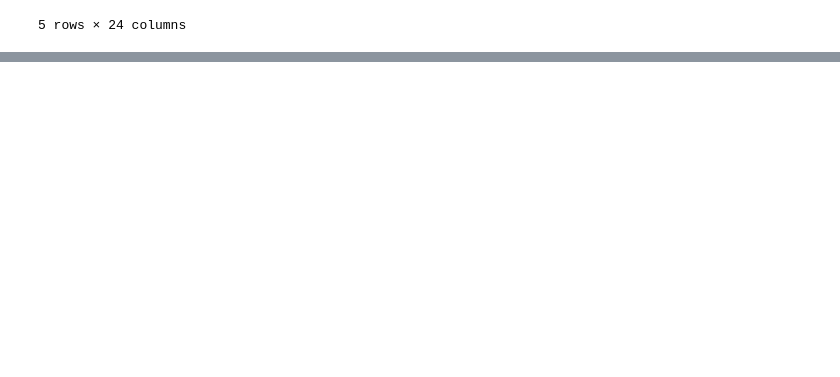
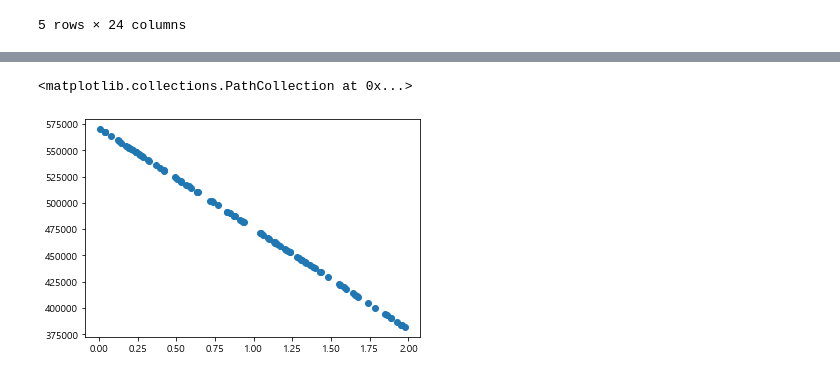
Before and after one commit to rootofdata/Financial-Security-Institute-NH, a Jupyter notebook: 회귀값 난수할당.ipynb, the cells around one changed output, grey strips where cells are left out. Saved outputs shown, nothing was run; the diff lists cells and outputs as text; code cells hidden in the pictures; blank space fills up the shorter version.

```diff
--- a/회귀값 난수할당.ipynb
+++ b/회귀값 난수할당.ipynb
@@ -635,0 +601,16 @@ a4=np.polyfit(d4['11'],d4['매출건수'],1)
+# %%
+import numpy as np
+import matplotlib.pyplot as plt
+def rand(period1,period2,title):
+    d=df_merge_all.iloc[[period1,period2]]
+    d.insert(0,"number",[1,2],True)
+    a=np.polyfit(d['number'],d[title],1)
+    np.random.seed(0)
+    x=2*np.random.rand(100,1)
+    y=a[1]+a[0]*x+np.random.randn(100,1)
+    return(x,y)
+z1=rand(0,6,'매출건수')
+plt.scatter(z1[0],z1[1])
+# %% [output]
+<matplotlib.collections.PathCollection at 0x...>
+[figure, added]
```
Also changed, not shown: parts of 28 cells of this notebook.
